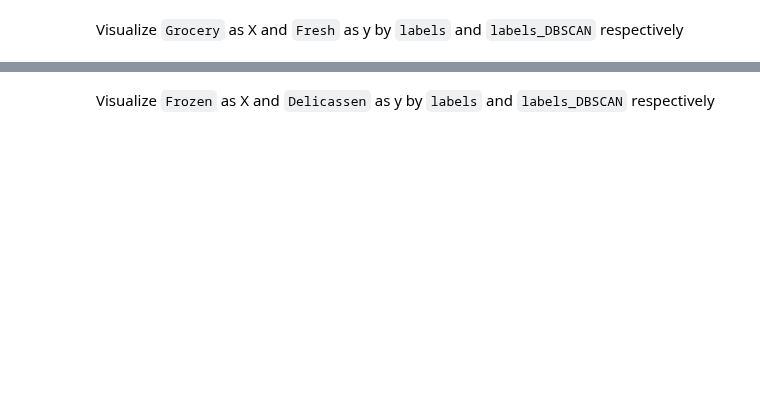
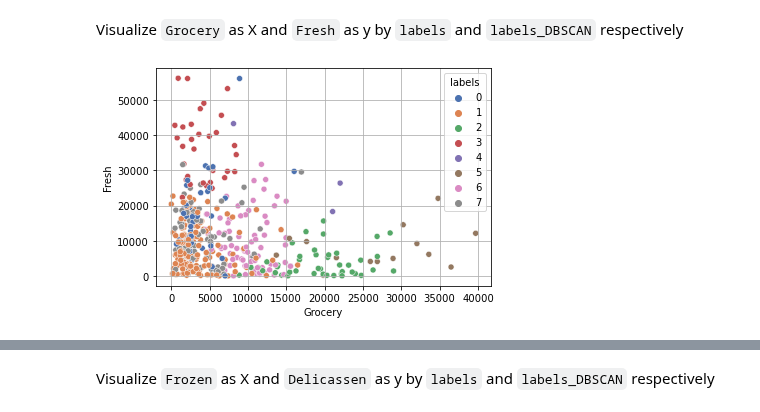
Before and after one commit to ironhack-datalabs/datamad1020, a Jupyter notebook: module-3/lab-unsupervised-learning/your-code/main.ipynb, the cells around one changed output, grey strips where cells are left out. Saved outputs shown, nothing was run; the diff lists cells and outputs as text; code cells hidden in the pictures; blank space fills up the shorter version.

```diff
--- a/module-3/lab-unsupervised-learning/your-code/main.ipynb
+++ b/module-3/lab-unsupervised-learning/your-code/main.ipynb
@@ -209,0 +247,5 @@ Visualize `Grocery` as X and `Fresh` as y by `labels` and `labels_DBSCAN` respec
+# %%
+plt.grid()
+sns.scatterplot(customers["Grocery"],customers["Fresh"], hue=customers["labels"], palette="deep");
+# %% [output]
+[figure, added]
```
Also changed, not shown: parts of 31 cells of this notebook.
